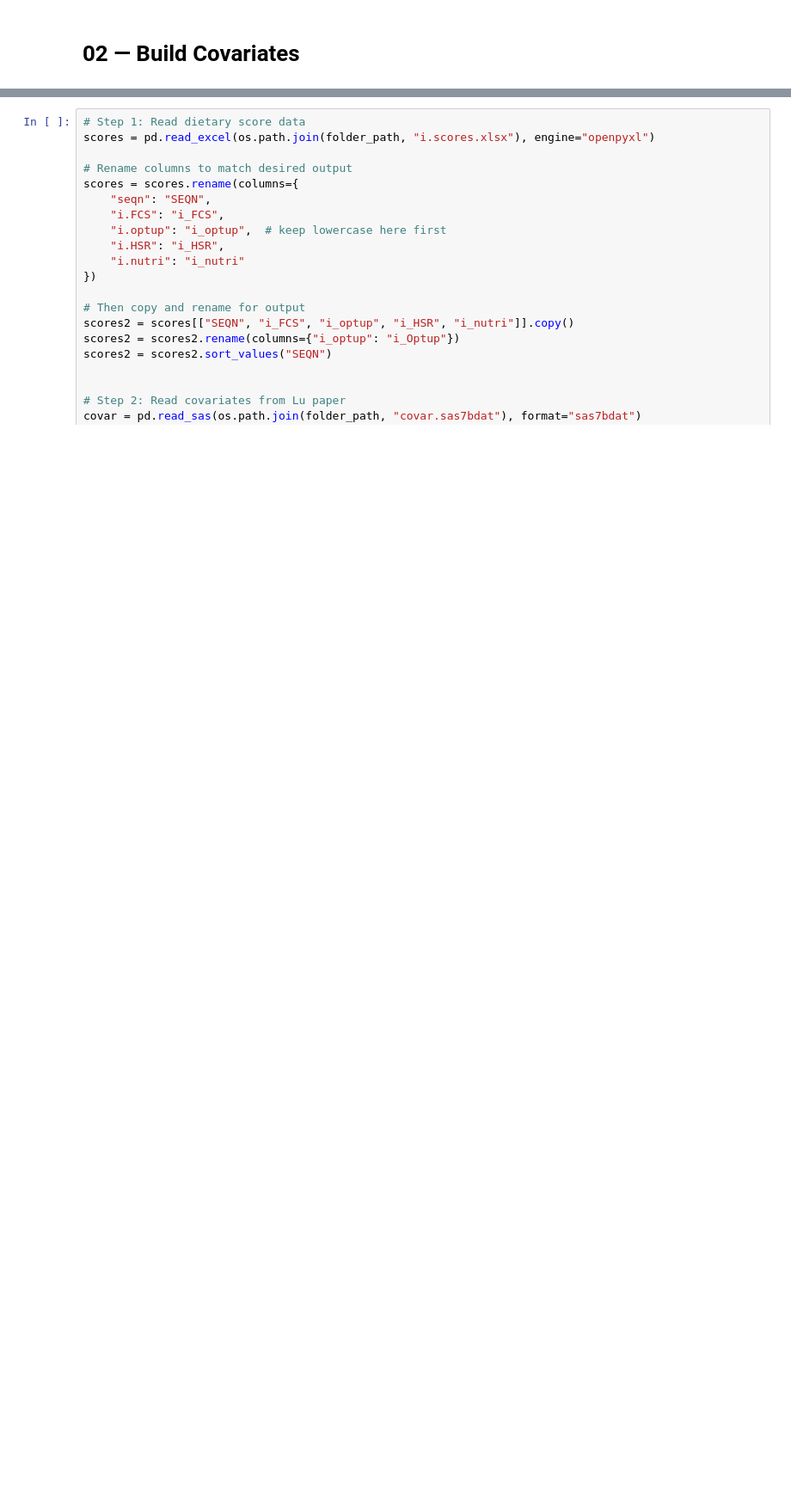
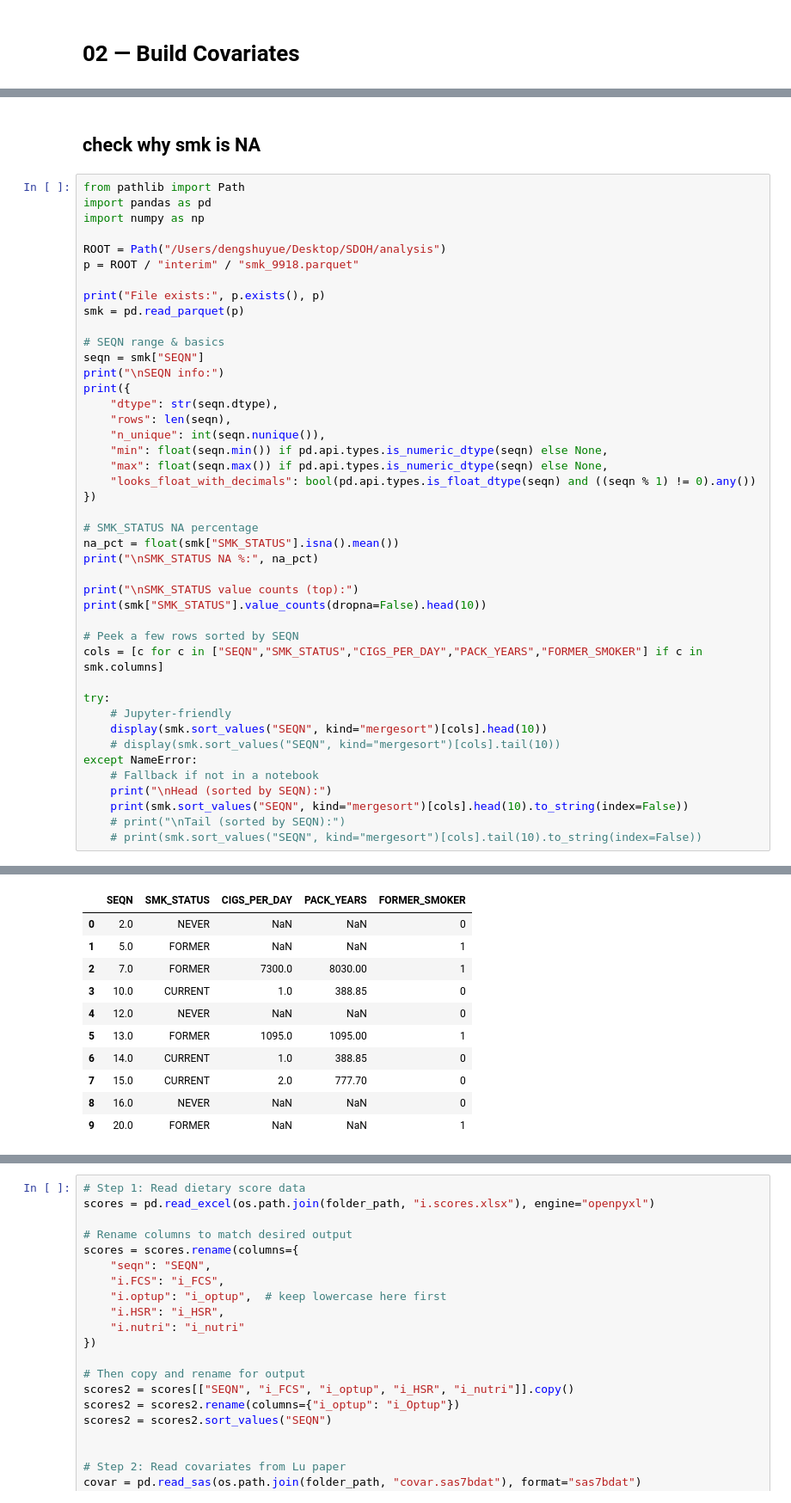
Before and after one commit to amydsy/sdoh-mediation-analysis, a Jupyter notebook: 02_build_covariates.ipynb, the cells around one changed output, grey strips where cells are left out. Shown at 86% size. Drawn from its saved outputs; the diff is of its cells as text; blank space fills up the shorter version.

```diff
--- a/02_build_covariates.ipynb
+++ b/02_build_covariates.ipynb
@@ -7,0 +1713,46 @@ Run first cell:
+# %% [markdown]
+<h2>check why smk is NA</h2>
+# %%
+from pathlib import Path
+import pandas as pd
+import numpy as np
+
+ROOT = Path("/Users/dengshuyue/Desktop/SDOH/analysis")
+p = ROOT / "interim" / "smk_9918.parquet"
+
+print("File exists:", p.exists(), p)
+smk = pd.read_parquet(p)
+
+# SEQN range & basics
+seqn = smk["SEQN"]
+print("\nSEQN info:")
+print({
+    "dtype": str(seqn.dtype),
+    "rows": len(seqn),
+    "n_unique": int(seqn.nunique()),
+    "min": float(seqn.min()) if pd.api.types.is_numeric_dtype(seqn) else None,
+    "max": float(seqn.max()) if pd.api.types.is_numeric_dtype(seqn) else None,
+    "looks_float_with_decimals": bool(pd.api.types.is_float_dtype(seqn) and ((seqn % 1) != 0).any())
+})
+
+# SMK_STATUS NA percentage
+na_pct = float(smk["SMK_STATUS"].isna().mean())
+print("\nSMK_STATUS NA %:", na_pct)
+
+print("\nSMK_STATUS value counts (top):")
+print(smk["SMK_STATUS"].value_counts(dropna=False).head(10))
+
+# Peek a few rows sorted by SEQN
+cols = [c for c in ["SEQN","SMK_STATUS","CIGS_PER_DAY","PACK_YEARS","FORMER_SMOKER"] if c in smk.columns]
+
+try:
+    # Jupyter-friendly
+    display(smk.sort_values("SEQN", kind="mergesort")[cols].head(10))
+    # display(smk.sort_values("SEQN", kind="mergesort")[cols].tail(10))
+except NameError:
+    # Fallback if not in a notebook
+    print("\nHead (sorted by SEQN):")
+    print(smk.sort_values("SEQN", kind="mergesort")[cols].head(10).to_string(index=False))
+    # print("\nTail (sorted by SEQN):")
+    # print(smk.sort_values("SEQN", kind="mergesort")[cols].tail(10).to_string(index=False))
+# %% [output]
@@ -7,0 +1773,11 @@ Run first cell:
+|  | SEQN | SMK_STATUS | CIGS_PER_DAY | PACK_YEARS | FORMER_SMOKER |
+| 0 | 2.0 | NEVER | NaN | NaN | 0 |
+| 1 | 5.0 | FORMER | NaN | NaN | 1 |
+| 2 | 7.0 | FORMER | 7300.0 | 8030.00 | 1 |
+| 3 | 10.0 | CURRENT | 1.0 | 388.85 | 0 |
+| 4 | 12.0 | NEVER | NaN | NaN | 0 |
+| 5 | 13.0 | FORMER | 1095.0 | 1095.00 | 1 |
+| 6 | 14.0 | CURRENT | 1.0 | 388.85 | 0 |
+| 7 | 15.0 | CURRENT | 2.0 | 777.70 | 0 |
+| 8 | 16.0 | NEVER | NaN | NaN | 0 |
+| 9 | 20.0 | FORMER | NaN | NaN | 1 |
```
Also changed, not shown: parts of 21 cells of this notebook, 3 other files.
